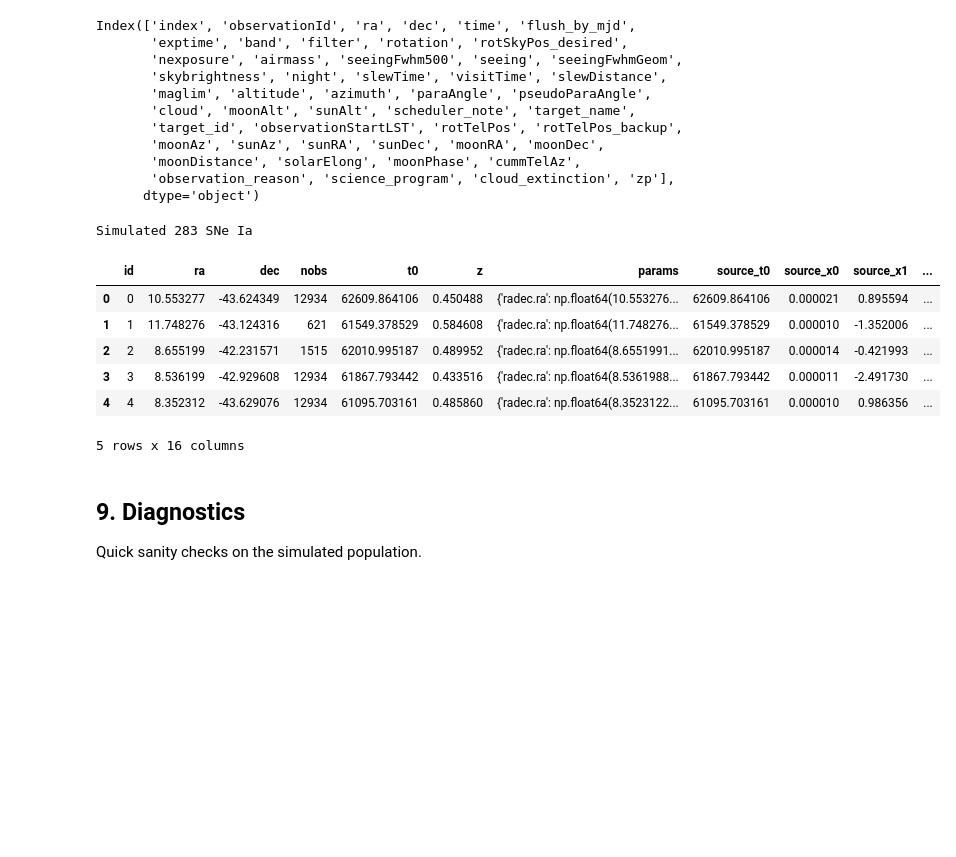
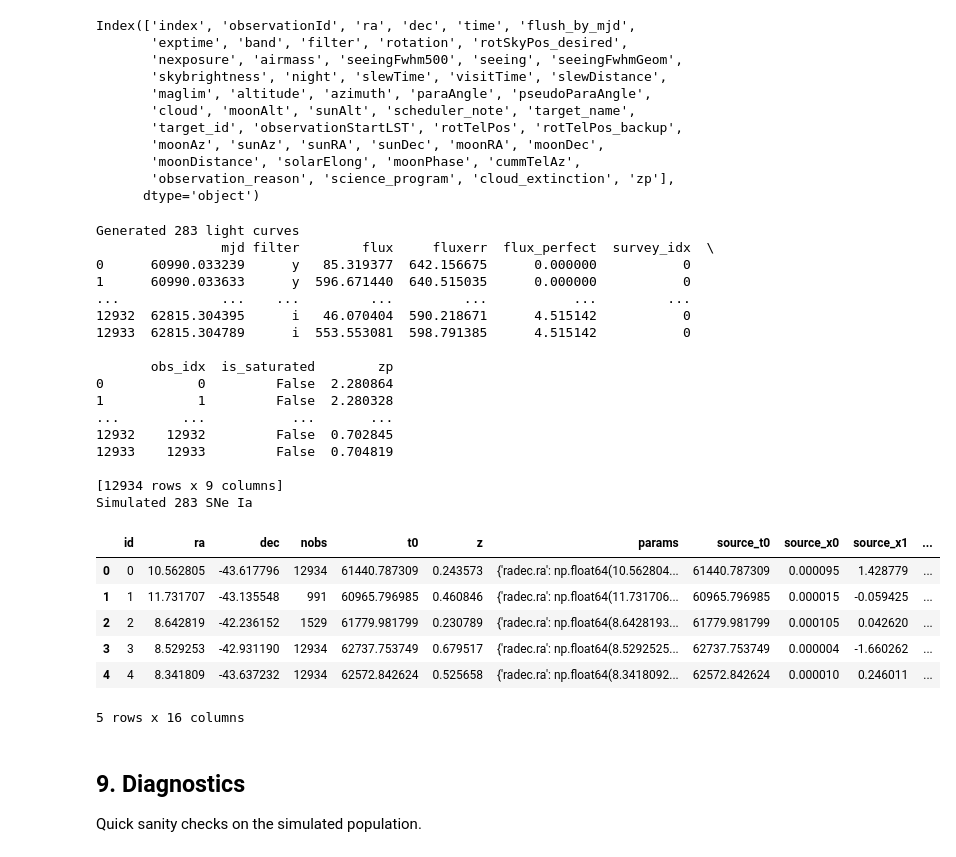
Before and after one commit to mi-dai/lightcurvelynx_sncollab, a Jupyter notebook: LSST_snia_sims.ipynb, the cells around one changed output. Cells and saved outputs as stored; diff of their text form; code cells hidden in the pictures; blank space fills up the shorter version.

```diff
--- a/LSST_snia_sims.ipynb
+++ b/LSST_snia_sims.ipynb
@@ -273,37 +259,57 @@ Index(['index', 'observationId', 'ra', 'dec', 'time', 'flush_by_mjd',
 # %%
 param_cols = [
     "source.t0",
     "source.x0",
     "source.x1",
     "source.c",
     "source.redshift",
     "source.ra",
     "source.dec",
     "x0_func.distmod",
 ]
 obstable_save_cols = ["zp"]
 
+executor = loky.get_reusable_executor(max_workers=4)
 results = simulate_lightcurves(
     model=source,
     num_samples=nsn,
     obstable=opsim,
     passbands=passbands,
     param_cols=param_cols,
     obstable_save_cols=obstable_save_cols,
     rng=RNG,
-    num_jobs=4,
     batch_size=2000,
+    executor=executor,
 )
+print(f"Generated {len(results)} light curves")
+print(results["lightcurve"][0])
+
 print(f"Simulated {len(results):,} SNe Ia")
 results.head()
 # %% [output]
+Generated 283 light curves
+                mjd filter        flux     fluxerr  flux_perfect  survey_idx  \
+0      60990.033239      y   85.319377  642.156675      0.000000           0
+1      60990.033633      y  596.671440  640.515035      0.000000           0
+...             ...    ...         ...         ...           ...         ...
+12932  62815.304395      i   46.070404  590.218671      4.515142           0
+12933  62815.304789      i  553.553081  598.791385      4.515142           0
+
+       obs_idx  is_saturated        zp
+0            0         False  2.280864
+1            1         False  2.280328
+...        ...           ...       ...
+12932    12932         False  0.702845
+12933    12933         False  0.704819
+
+[12934 rows x 9 columns]
 Simulated 283 SNe Ia
 |  | id | ra | dec | nobs | t0 | z | params | source_t0 | source_x0 | source_x1 | ... |
-| 0 | 0 | 10.553277 | -43.624349 | 12934 | 62609.864106 | 0.450488 | {'radec.ra': np.float64(10.553276... | 62609.864106 | 0.000021 | 0.895594 | ... |
-| 1 | 1 | 11.748276 | -43.124316 | 621 | 61549.378529 | 0.584608 | {'radec.ra': np.float64(11.748276... | 61549.378529 | 0.000010 | -1.352006 | ... |
-| 2 | 2 | 8.655199 | -42.231571 | 1515 | 62010.995187 | 0.489952 | {'radec.ra': np.float64(8.6551991... | 62010.995187 | 0.000014 | -0.421993 | ... |
-| 3 | 3 | 8.536199 | -42.929608 | 12934 | 61867.793442 | 0.433516 | {'radec.ra': np.float64(8.5361988... | 61867.793442 | 0.000011 | -2.491730 | ... |
-| 4 | 4 | 8.352312 | -43.629076 | 12934 | 61095.703161 | 0.485860 | {'radec.ra': np.float64(8.3523122... | 61095.703161 | 0.000010 | 0.986356 | ... |
+| 0 | 0 | 10.562805 | -43.617796 | 12934 | 61440.787309 | 0.243573 | {'radec.ra': np.float64(10.562804... | 61440.787309 | 0.000095 | 1.428779 | ... |
+| 1 | 1 | 11.731707 | -43.135548 | 991 | 60965.796985 | 0.460846 | {'radec.ra': np.float64(11.731706... | 60965.796985 | 0.000015 | -0.059425 | ... |
+| 2 | 2 | 8.642819 | -42.236152 | 1529 | 61779.981799 | 0.230789 | {'radec.ra': np.float64(8.6428193... | 61779.981799 | 0.000105 | 0.042620 | ... |
+| 3 | 3 | 8.529253 | -42.931190 | 12934 | 62737.753749 | 0.679517 | {'radec.ra': np.float64(8.5292525... | 62737.753749 | 0.000004 | -1.660262 | ... |
+| 4 | 4 | 8.341809 | -43.637232 | 12934 | 62572.842624 | 0.525658 | {'radec.ra': np.float64(8.3418092... | 62572.842624 | 0.000010 | 0.246011 | ... |
 5 rows x 16 columns
 # %% [markdown]
 ## 9. Diagnostics
```
Also changed, not shown: parts of 7 cells of this notebook, 2 other files.
